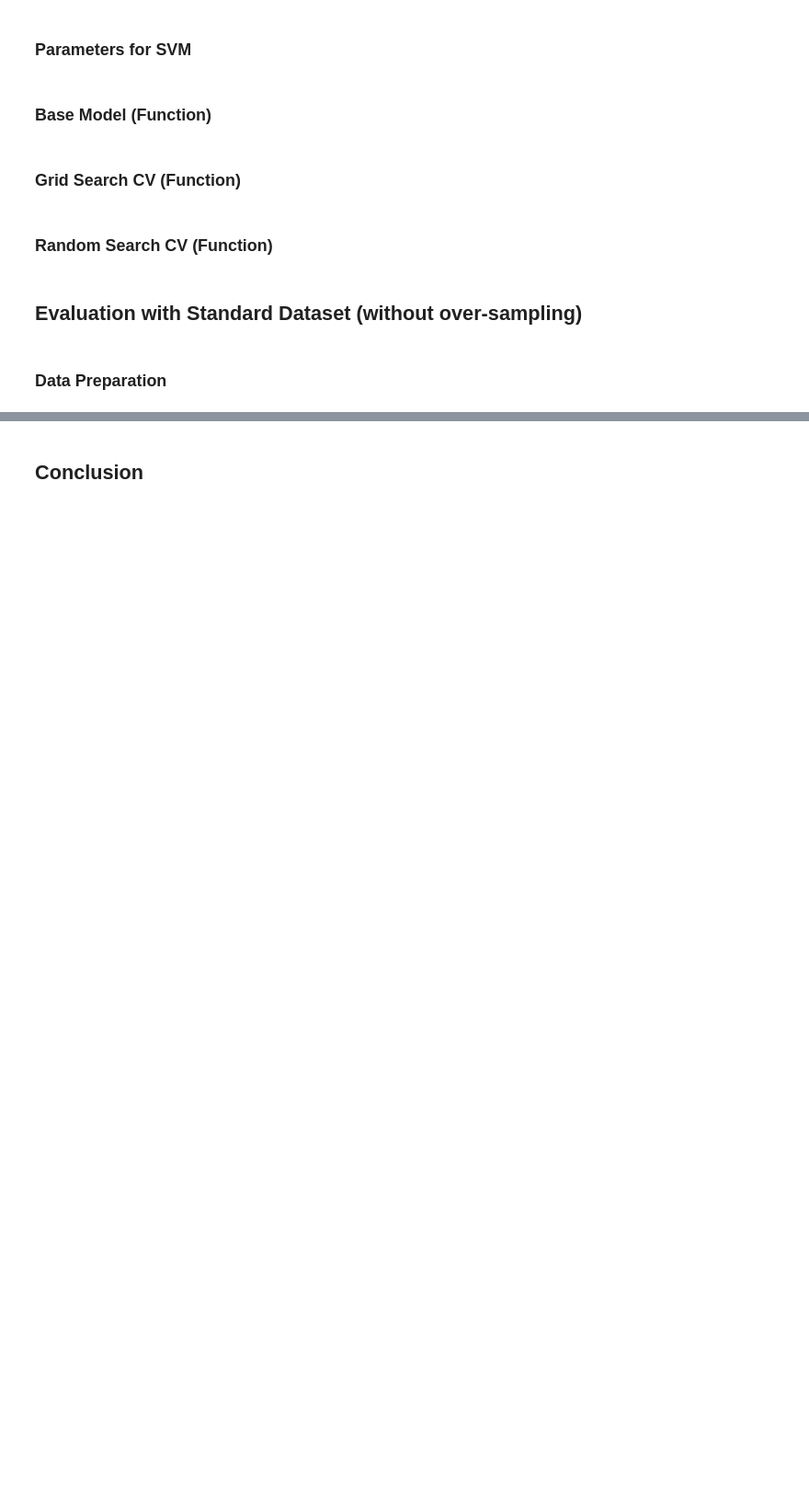
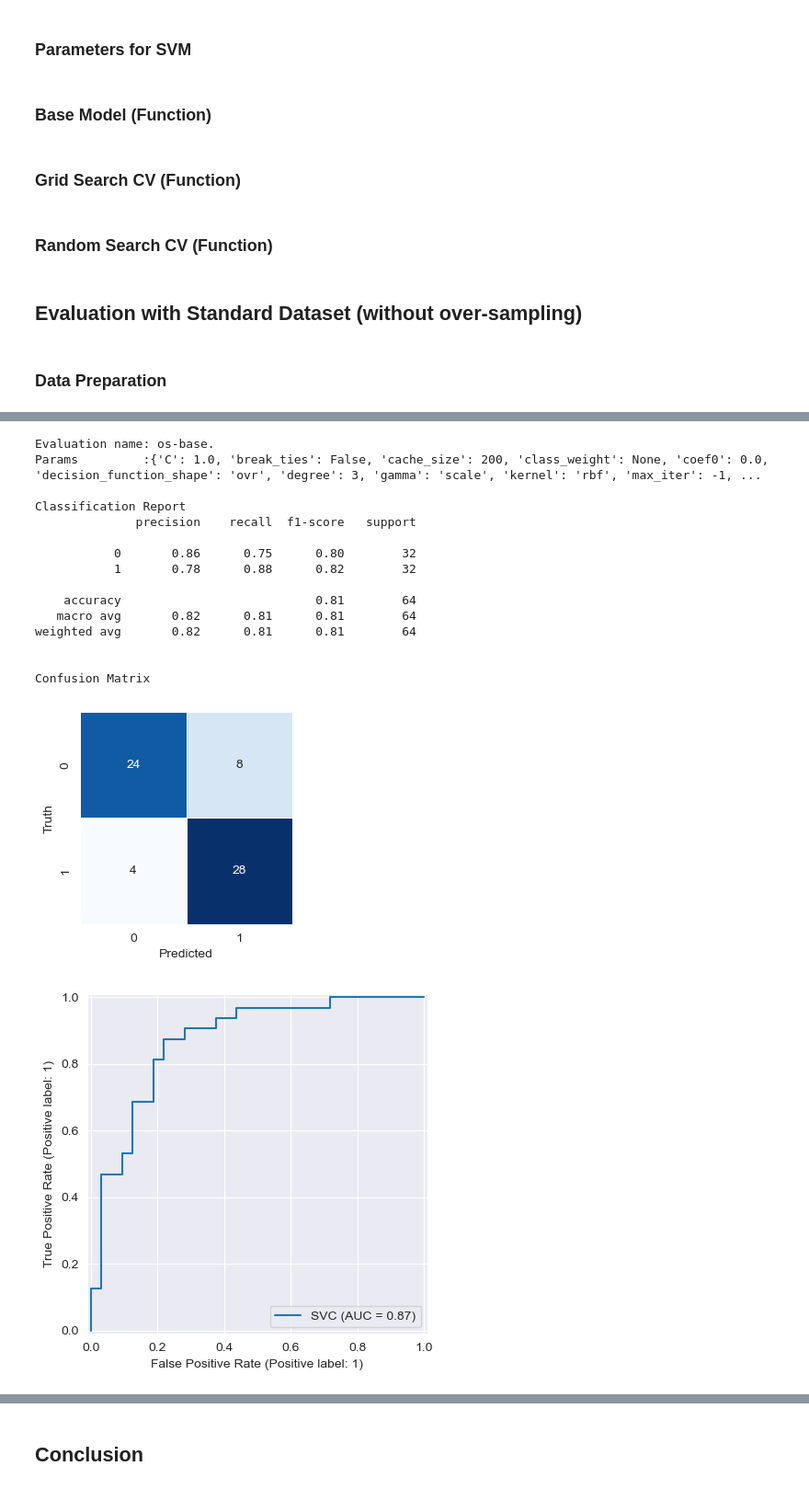
Before and after one commit to everhettoo/heart-disease-analysis, a Jupyter notebook: 4.0-model-svm.ipynb, the cells around one changed output, grey strips where cells are left out. Shown at 92% size. Saved outputs shown, nothing was run; the diff lists cells and outputs as text; code cells hidden in the pictures; blank space fills up the shorter version.

```diff
--- a/4.0-model-svm.ipynb
+++ b/4.0-model-svm.ipynb
@@ -65,9 +65,9 @@ ev.accuracies = {}
 reload(ev)
 # A function to build base model.
 # Acknowledgement: Code was referenced from Prof. Mafas Raheem's AML lab-8.
-def build_and_validate_base_model(x_set, y_set, test_name):
+def build_and_validate_base_model(x_train, x_test, y_train, y_test, test_name):
     # Calls the evaluation helper module to Scale and do train/test split.
-    x_train, x_test, y_train, y_test = ev.scale_and_split(x_set, y_set)
+    # x_train, x_test, y_train, y_test = ev.scale_and_split(x_set, y_set)
 
     print(f'\nEvaluation name: {test_name}.')
 
@@ -253,5 +215,23 @@ sns.countplot(x=y_b)
 # %%
 # Evaluation: Over-sampled Base
-build_and_validate_base_model(X_b, y_b,ev.EvaluationType.os_base)
+build_and_validate_base_model(Xb_train, Xb_test, Yb_train, Yb_test, ev.EvaluationType.os_base)
+# %% [output]
+Evaluation name: os-base.
+Params         :{'C': 1.0, 'break_ties': False, 'cache_size': 200, 'class_weight': None, 'coef0': 0.0, 'decision_function_shape': 'ovr', 'degree': 3, 'gamma': 'scale', 'kernel': 'rbf', 'max_iter': -1, ...
+
+Classification Report
+              precision    recall  f1-score   support
+
+           0       0.86      0.75      0.80        32
+           1       0.78      0.88      0.82        32
+
+    accuracy                           0.81        64
+   macro avg       0.82      0.81      0.81        64
+weighted avg       0.82      0.81      0.81        64
+
+
+Confusion Matrix
+[figure, added]
+[figure, added]
 # %%
 # Evaluation: Over-sampled Grid Search CV
```
Also changed, not shown: parts of 14 cells of this notebook.
